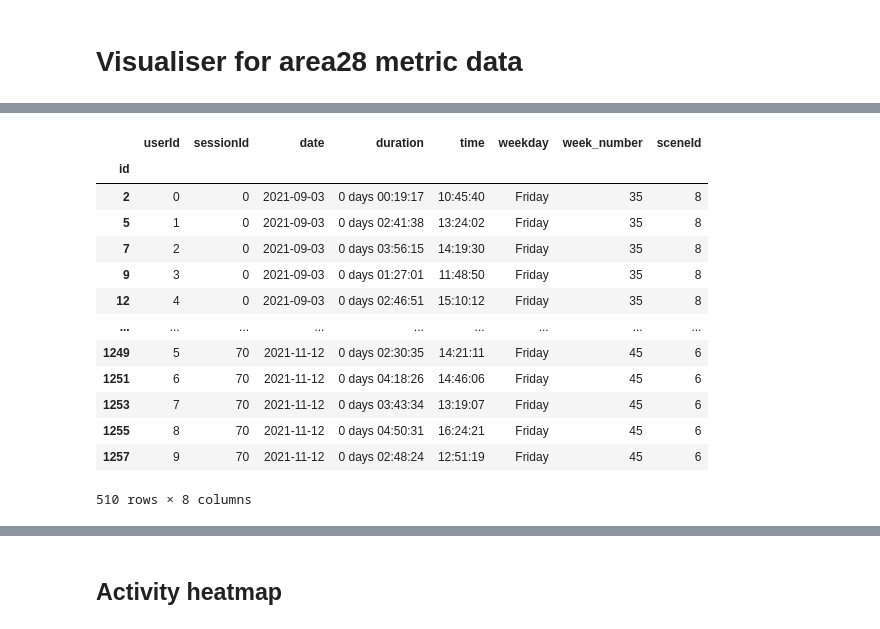
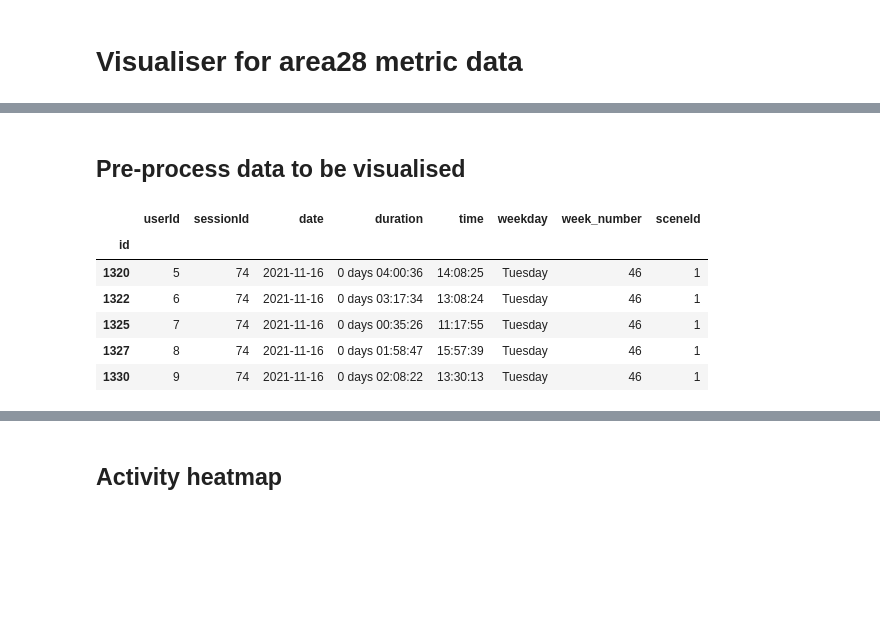
Before and after one commit to donutboy929/tictactAI, a Jupyter notebook: jupyter/visualise-a28-metrics/visualiser.ipynb, the cells around one changed output, grey strips where cells are left out. Saved outputs shown, nothing was run; the diff lists cells and outputs as text; code cells hidden in the pictures; blank space fills up the shorter version.

```diff
--- a/jupyter/visualise-a28-metrics/visualiser.ipynb
+++ b/jupyter/visualise-a28-metrics/visualiser.ipynb
@@ -28,31 +44,26 @@ df
+# %% [markdown]
+## Pre-process data to be visualised
 # %%
 import calendar
 
 df_no_rating = df.drop(df[df['type'] == "CORE_SCENE_RATE"].index)
 
 df_no_rating['datetime'] = [dt.datetime.strptime(str(d), '%Y-%m-%d %H:%M:%S') for d in df_no_rating['timestamp']]
 durations = df_no_rating.groupby(['userId', 'sessionId'])['datetime'].diff()
 df_no_rating['date'] = [dt.datetime.date(d) for d in df_no_rating['datetime']]
 df_no_rating['time'] = [dt.datetime.time(d) for d in df_no_rating['datetime']]
 df_no_rating['weekday'] = [calendar.day_name[d.weekday()] for d in df_no_rating['datetime']]
 df_no_rating['week_number'] = [d.isocalendar()[1] for d in df_no_rating['datetime']]
 
 df_no_rating['duration'] = durations
 df_processed = df_no_rating[['userId', 'sessionId', 'date', 'duration', 'time', 'weekday', 'week_number', 'sceneId']].copy()
 df_processed = df_processed.dropna()
-df_processed
+df_processed.tail()
 # %% [output]
 |  | userId | sessionId | date | duration | time | weekday | week_number | sceneId |
 | id |  |  |  |  |  |  |  |  |
-| 2 | 0 | 0 | 2021-09-03 | 0 days 00:19:17 | 10:45:40 | Friday | 35 | 8 |
-| 5 | 1 | 0 | 2021-09-03 | 0 days 02:41:38 | 13:24:02 | Friday | 35 | 8 |
-| 7 | 2 | 0 | 2021-09-03 | 0 days 03:56:15 | 14:19:30 | Friday | 35 | 8 |
-| 9 | 3 | 0 | 2021-09-03 | 0 days 01:27:01 | 11:48:50 | Friday | 35 | 8 |
-| 12 | 4 | 0 | 2021-09-03 | 0 days 02:46:51 | 15:10:12 | Friday | 35 | 8 |
-| ... | ... | ... | ... | ... | ... | ... | ... | ... |
-| 1249 | 5 | 70 | 2021-11-12 | 0 days 02:30:35 | 14:21:11 | Friday | 45 | 6 |
-| 1251 | 6 | 70 | 2021-11-12 | 0 days 04:18:26 | 14:46:06 | Friday | 45 | 6 |
-| 1253 | 7 | 70 | 2021-11-12 | 0 days 03:43:34 | 13:19:07 | Friday | 45 | 6 |
-| 1255 | 8 | 70 | 2021-11-12 | 0 days 04:50:31 | 16:24:21 | Friday | 45 | 6 |
-| 1257 | 9 | 70 | 2021-11-12 | 0 days 02:48:24 | 12:51:19 | Friday | 45 | 6 |
+| 1320 | 5 | 74 | 2021-11-16 | 0 days 04:00:36 | 14:08:25 | Tuesday | 46 | 1 |
+| 1322 | 6 | 74 | 2021-11-16 | 0 days 03:17:34 | 13:08:24 | Tuesday | 46 | 1 |
+| 1325 | 7 | 74 | 2021-11-16 | 0 days 00:35:26 | 11:17:55 | Tuesday | 46 | 1 |
+| 1327 | 8 | 74 | 2021-11-16 | 0 days 01:58:47 | 15:57:39 | Tuesday | 46 | 1 |
+| 1330 | 9 | 74 | 2021-11-16 | 0 days 02:08:22 | 13:30:13 | Tuesday | 46 | 1 |
-510 rows × 8 columns
```
Also changed, not shown: parts of 48 cells of this notebook, 2 other files.
